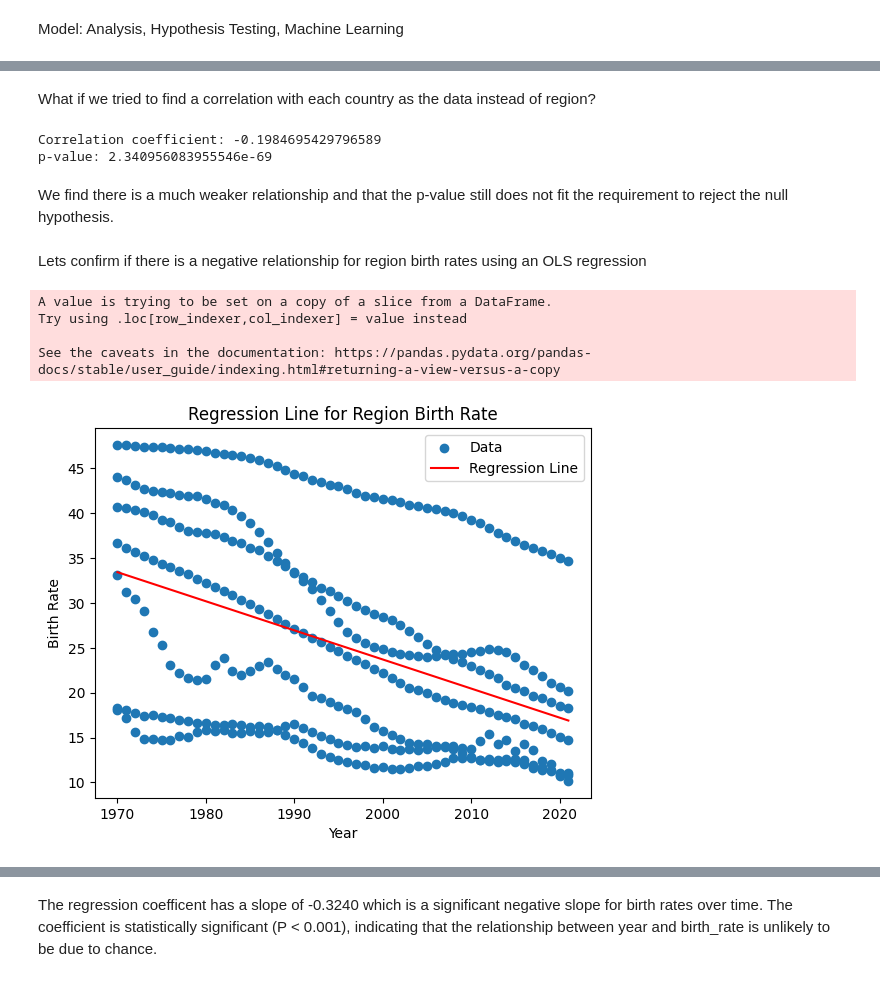
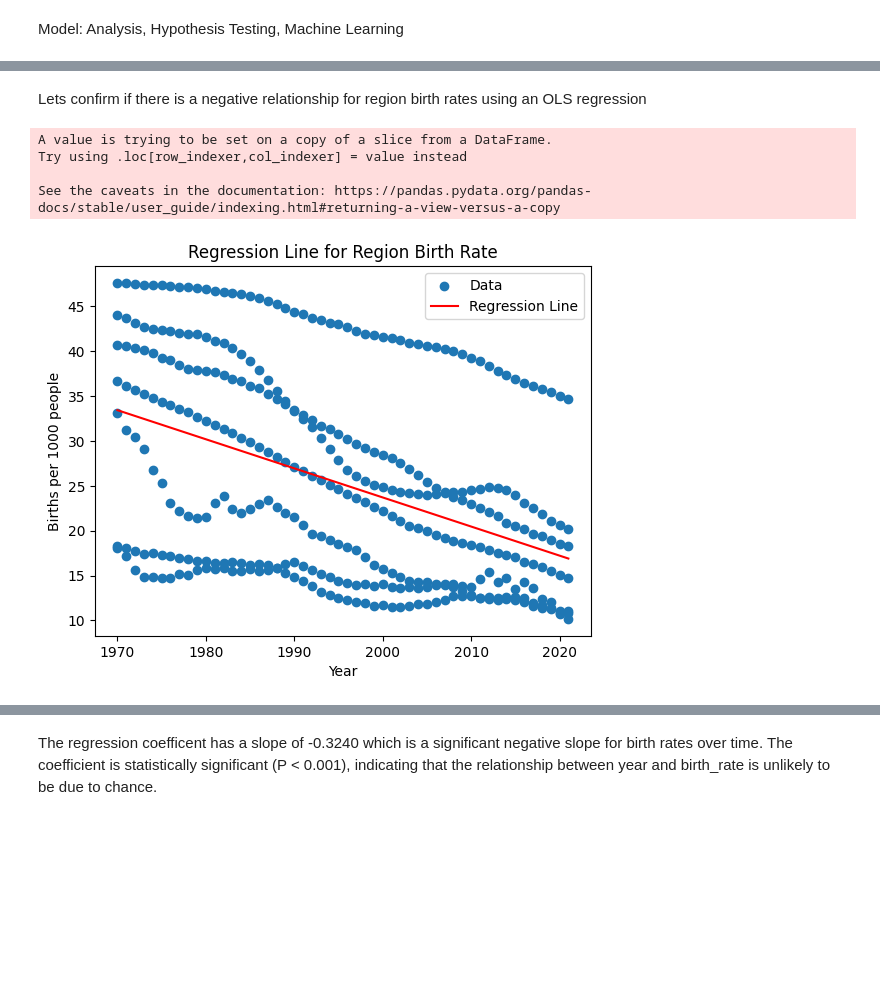
Before and after one commit to iglesias-johnluke/iglesias-johnluke.github.io, a Jupyter notebook: tutorial.ipynb, the cells around one changed output, grey strips where cells are left out. Cells and saved outputs as stored; diff of their text form; code cells hidden in the pictures; blank space fills up the shorter version.

```diff
--- a/tutorial.ipynb
+++ b/tutorial.ipynb
@@ -533,22 +493,3 @@ countryDF.head(10)
-# %% [markdown]
-What if we tried to find a correlation with each country as the data
-instead of region?
-# %%
-# Filter the DataFrame to remove missing values
-filtered_df = countryDF.dropna(subset=['birth_rate', 'gdp'])
-
-# Perform Pearson's correlation test
-correlation, p_value = stats.pearsonr(filtered_df['birth_rate'], filtered_df['gdp'])
-
-# Print the correlation coefficient and p-value
-print("Correlation coefficient:", correlation)
-print("p-value:", p_value)
-# %% [output]
-Correlation coefficient: -0.1984695429796589
-p-value: 2.340956083955546e-69
-# %% [markdown]
-We find there is a much weaker relationship and that the p-value
-still does not fit the requirement to reject the null hypothesis.
 # %% [markdown]
 Lets confirm if there is a negative relationship for region birth rates
 using an OLS regression
@@ -563,35 +504,35 @@ filtered_df['intercept'] = 1
 
 # Create the design matrix X and the target variable y
 X = filtered_df[['intercept', 'year']]
 y = filtered_df['birth_rate']
 
 # Fit the linear regression model
 model = sm.OLS(y, X)
 results = model.fit()
 
 # Get the predicted values from the regression model
 predicted_values = results.predict(X)
 
 # Plot the data points
 plt.scatter(filtered_df['year'], filtered_df['birth_rate'], label='Data')
 
 # Plot the regression line
 plt.plot(filtered_df['year'], predicted_values, color='red', label='Regression Line')
 
 # Set plot labels and title
 plt.xlabel('Year')
-plt.ylabel('Birth Rate')
+plt.ylabel('Births per 1000 people')
 plt.title('Regression Line for Region Birth Rate')
 plt.legend()
 
 # Display the plot
 plt.show()
 # %% [output]
 A value is trying to be set on a copy of a slice from a DataFrame.
 Try using .loc[row_indexer,col_indexer] = value instead
 
 See the caveats in the documentation: https://pandas.pydata.org/pandas-docs/stable/user_guide/indexing.html#returning-a-view-versus-a-copy
-[figure, old version]
+[figure, new version]
 # %%
 
 # Filter the DataFrame to remove missing values
```
Also changed, not shown: parts of 12 cells of this notebook.
